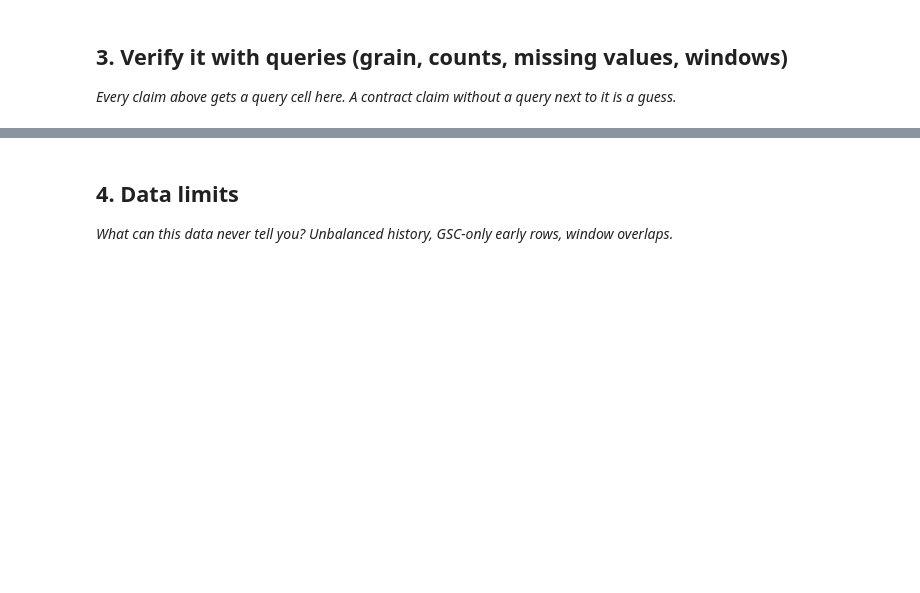
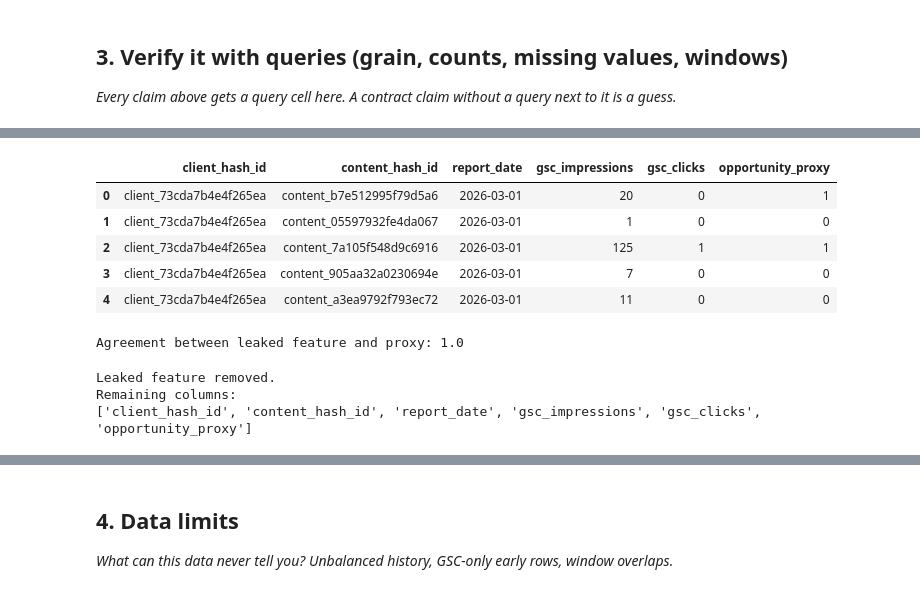
Before and after one commit to rafiaburdibaloch-ui/flyrank-rafia, a Jupyter notebook: work/notebooks/w03_data_contract.ipynb, the cells around one changed output, grey strips where cells are left out. Saved outputs shown, nothing was run; the diff lists cells and outputs as text; code cells hidden in the pictures; blank space fills up the shorter version.

```diff
--- a/work/notebooks/w03_data_contract.ipynb
+++ b/work/notebooks/w03_data_contract.ipynb
@@ -29,0 +197,47 @@ This skeleton is yours to fill. Work the sections **in order** — each one has
+# %%
+leak_df = con.sql("""
+SELECT
+    client_hash_id,
+    content_hash_id,
+    report_date,
+    gsc_impressions,
+    gsc_clicks
+FROM read_parquet(
+    'hf://datasets/FlyRank/internship-warehouse/fact_content_daily_performance/month=2026-03/*.parquet'
+)
+WHERE gsc_data_available IS TRUE
+LIMIT 10000
+""").df()
+
+leak_df["opportunity_proxy"] = (
+    leak_df["gsc_impressions"] > leak_df["gsc_impressions"].median()
+).astype(int)
+
+leak_df.head()
+# %% [output]
+|  | client_hash_id | content_hash_id | report_date | gsc_impressions | gsc_clicks | opportunity_proxy |
+| 0 | client_73cda7b4e4f265ea | content_b7e512995f79d5a6 | 2026-03-01 | 20 | 0 | 1 |
+| 1 | client_73cda7b4e4f265ea | content_05597932fe4da067 | 2026-03-01 | 1 | 0 | 0 |
+| 2 | client_73cda7b4e4f265ea | content_7a105f548d9c6916 | 2026-03-01 | 125 | 1 | 1 |
+| 3 | client_73cda7b4e4f265ea | content_905aa32a0230694e | 2026-03-01 | 7 | 0 | 0 |
+| 4 | client_73cda7b4e4f265ea | content_a3ea9792f793ec72 | 2026-03-01 | 11 | 0 | 0 |
+# %%
+leak_df["leaked_feature"] = leak_df["opportunity_proxy"]
+
+agreement = (
+    leak_df["leaked_feature"] == leak_df["opportunity_proxy"]
+).mean()
+
+print("Agreement between leaked feature and proxy:", agreement)
+# %% [output]
+Agreement between leaked feature and proxy: 1.0
+# %%
+leak_df = leak_df.drop(columns=["leaked_feature"])
+
+print("Leaked feature removed.")
+print("Remaining columns:")
+print(leak_df.columns.tolist())
+# %% [output]
+Leaked feature removed.
+Remaining columns:
+['client_hash_id', 'content_hash_id', 'report_date', 'gsc_impressions', 'gsc_clicks', 'opportunity_proxy']
```
Also changed, not shown: parts of 14 cells of this notebook.
